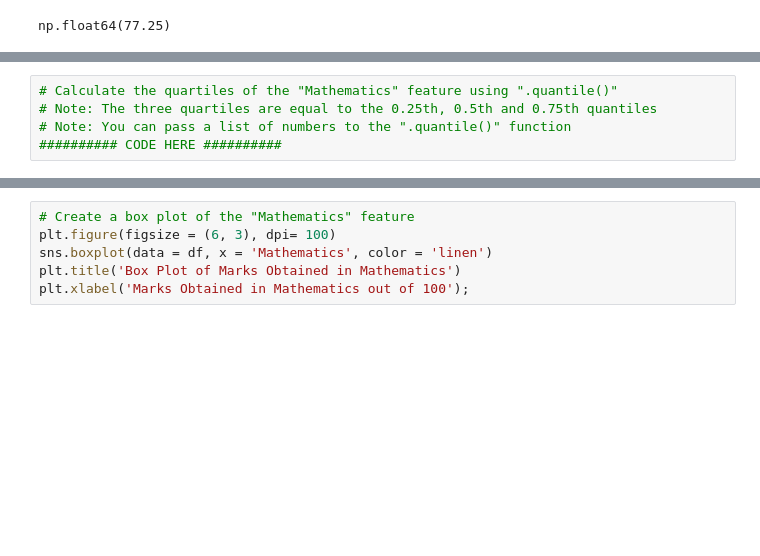
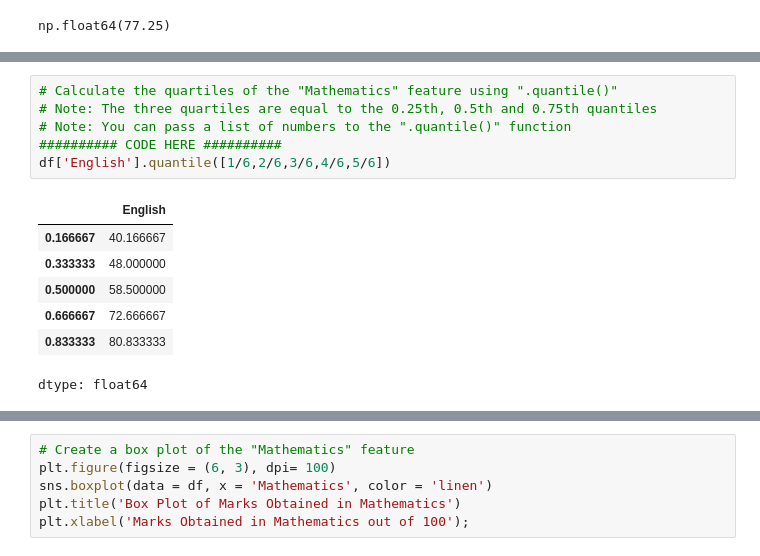
Before and after one commit to nagayada/Nag_New_Repo, a Jupyter notebook: Interview_First_Stage_Exam.ipynb, the cells around one changed output, grey strips where cells are left out. Cells and saved outputs as stored; diff of their text form; blank space fills up the shorter version.

```diff
--- a/Interview_First_Stage_Exam.ipynb
+++ b/Interview_First_Stage_Exam.ipynb
@@ -193,8 +201,17 @@ plt.xlabel('Marks Obtained in English out of 100');
 # %%
 # Calculate the quartiles of the "Mathematics" feature using ".quantile()"
 # Note: The three quartiles are equal to the 0.25th, 0.5th and 0.75th quantiles
 # Note: You can pass a list of numbers to the ".quantile()" function
 ########## CODE HERE ##########
+df['English'].quantile([1/6,2/6,3/6,4/6,5/6])
+# %% [output]
+|  | English |
+| 0.166667 | 40.166667 |
+| 0.333333 | 48.000000 |
+| 0.500000 | 58.500000 |
+| 0.666667 | 72.666667 |
+| 0.833333 | 80.833333 |
+dtype: float64
 # %%
 # Create a histogram of the "Mathematics" feature and also show the quartiles
 plt.figure(figsize = (6, 3), dpi= 100)
```
Also changed, not shown: parts of 15 cells of this notebook.
